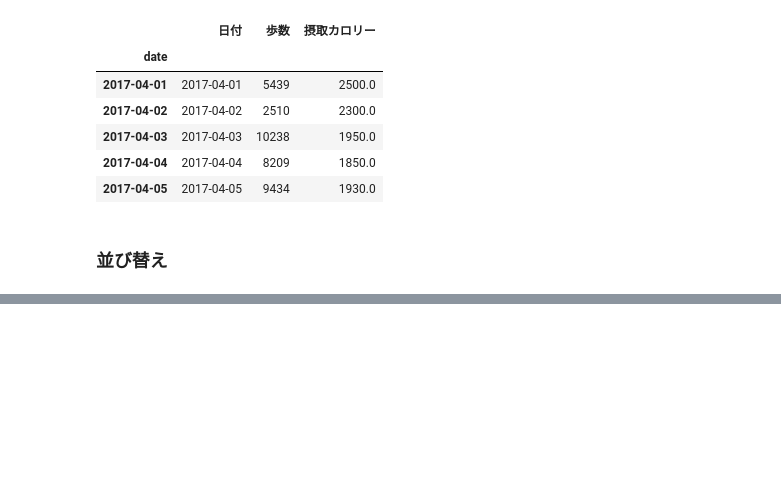
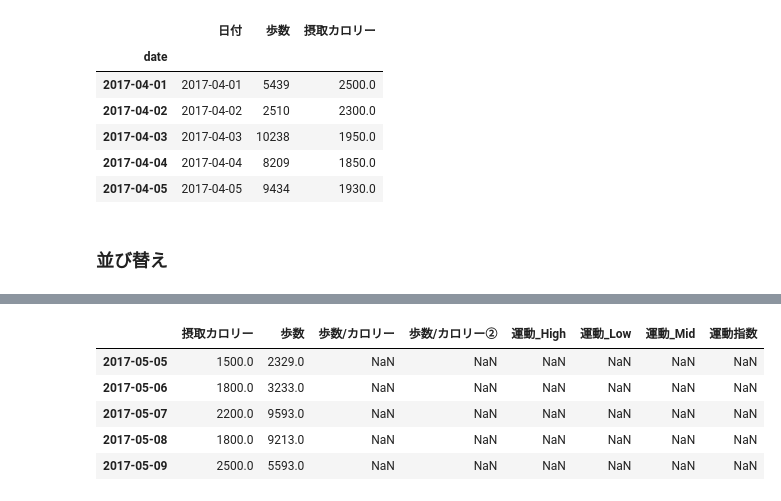
Before and after one commit to kotarott/Python_DataAnalytics_Exercise, a Jupyter notebook: データ分析_pandas基礎.ipynb, the cells around one changed output, grey strips where cells are left out. Drawn from its saved outputs; the diff is of its cells as text; code cells hidden in the pictures; blank space fills up the shorter version.

```diff
--- a/データ分析_pandas基礎.ipynb
+++ b/データ分析_pandas基礎.ipynb
@@ -319,0 +548,4 @@ df.head()
+# %%
+# nan値を一つ前の値で満たす
+df_201705_fill = df_201705.fillna(method="ffill")
+df_201705_fill
@@ -319,0 +616,11 @@ df.head()
+# %%
+# 行方向のデータ結合
+df_merged_0405 = pd.concat([df_merged, df_201705_fill], axis=0, sort=True)
+df_merged_0405.drop("日付", axis=1).tail()
+# %% [output]
+|  | 摂取カロリー | 歩数 | 歩数/カロリー | 歩数/カロリー② | 運動_High | 運動_Low | 運動_Mid | 運動指数 |
+| 2017-05-05 | 1500.0 | 2329.0 | NaN | NaN | NaN | NaN | NaN | NaN |
+| 2017-05-06 | 1800.0 | 3233.0 | NaN | NaN | NaN | NaN | NaN | NaN |
+| 2017-05-07 | 2200.0 | 9593.0 | NaN | NaN | NaN | NaN | NaN | NaN |
+| 2017-05-08 | 1800.0 | 9213.0 | NaN | NaN | NaN | NaN | NaN | NaN |
+| 2017-05-09 | 2500.0 | 5593.0 | NaN | NaN | NaN | NaN | NaN | NaN |
```
Also changed, not shown: parts of 51 cells of this notebook, 3 other files.
